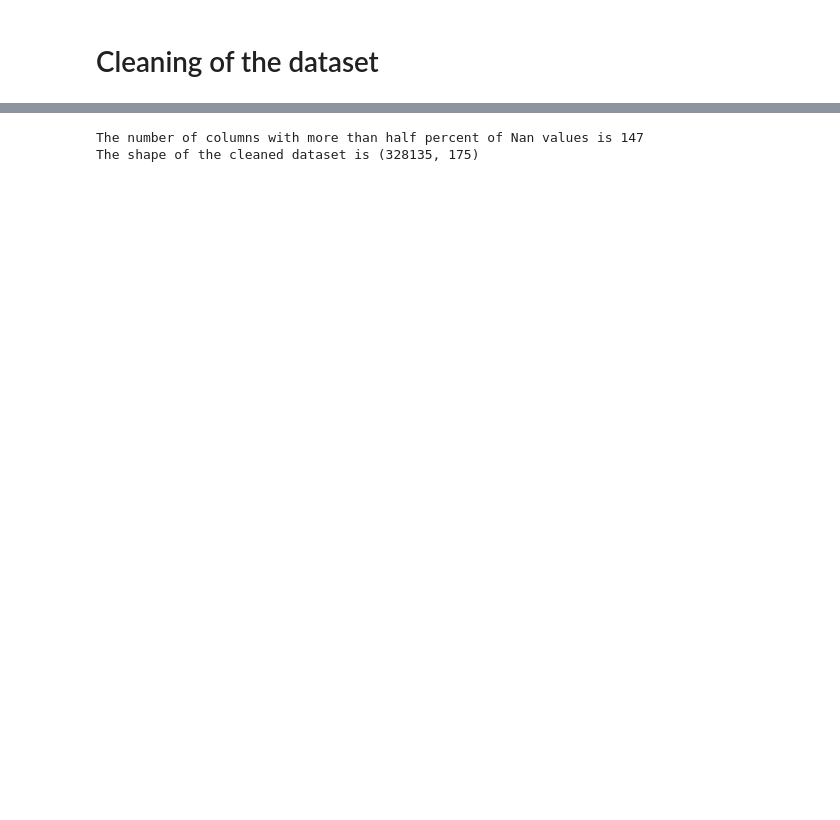
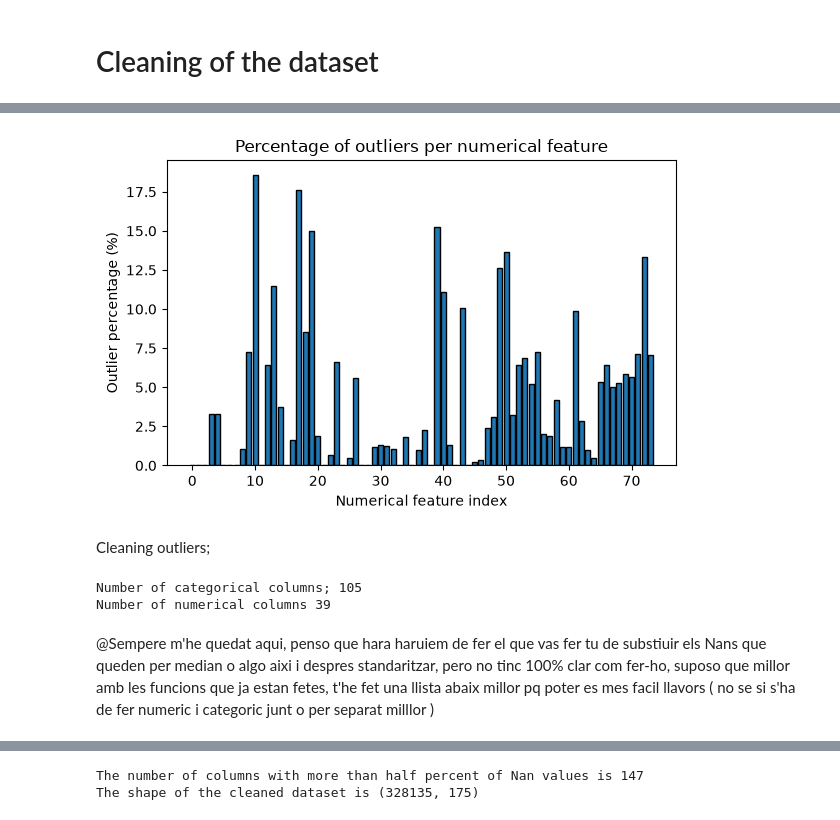
Before and after one commit to bsoleclaur/epfl-ml-project1, a Jupyter notebook: dataanalysis.ipynb, the cells around one changed output, grey strips where cells are left out. Cells and saved outputs as stored; diff of their text form; code cells hidden in the pictures; blank space fills up the shorter version.

```diff
--- a/dataanalysis.ipynb
+++ b/dataanalysis.ipynb
@@ -59,0 +134,6 @@ plt.show()
+# %%
+outlier_pctg = summarize_outliers(outlier_mask, num_mask, plot=True)
+# %% [output]
+[figure, added]
+# %% [markdown]
+Cleaning outliers;
@@ -59,0 +145,7 @@ plt.show()
+# %%
+print(f'Number of categorical columns; {np.sum(cat_mask)} \nNumber of numerical columns {np.sum(num_mask)}')
+# %% [output]
+Number of categorical columns; 105
+Number of numerical columns 39
+# %% [markdown]
+@Sempere m'he quedat aqui, penso que hara haruiem de fer el que vas fer tu de substiuir els Nans que queden per median o algo aixi i despres standaritzar, pero no tinc 100% clar com fer-ho, suposo que millor amb les funcions que ja estan fetes, t'he fet una llista abaix millor pq poter es mes facil llavors  ( no se si s'ha de fer numeric i categoric junt o per separat milllor )
```
Also changed, not shown: parts of 33 cells of this notebook, 3 other files.
